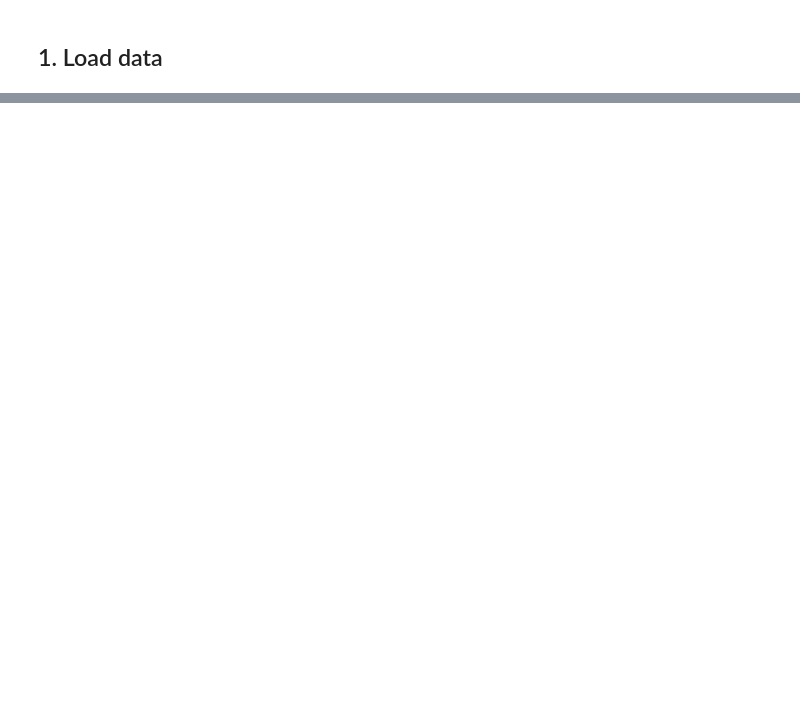
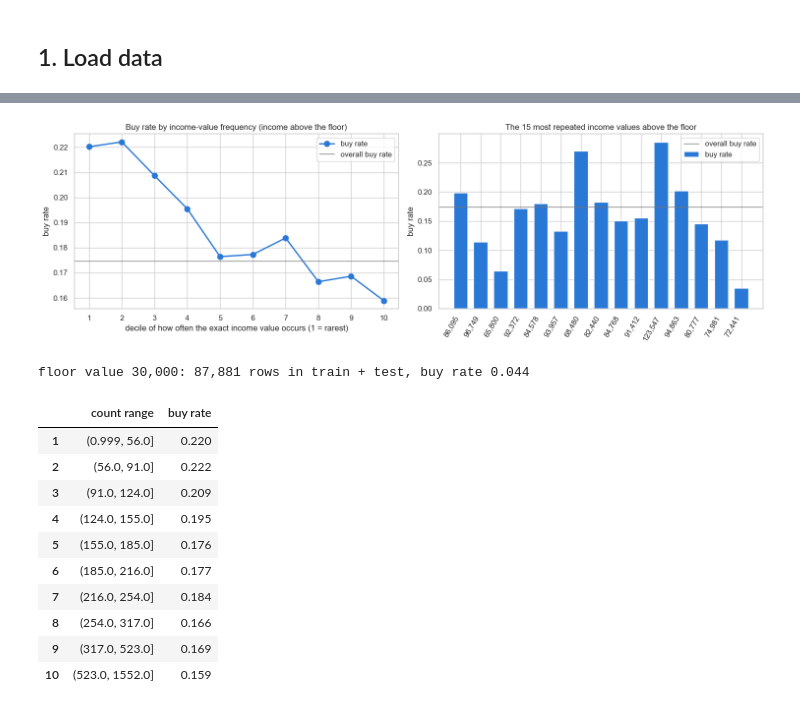
Before and after one commit to kphotchara/Predicting-Electric-Vehicle-Purchases, a Jupyter notebook: model.ipynb, the cells around one changed output, grey strips where cells are left out. Cells and saved outputs as stored; diff of their text form; code cells hidden in the pictures; blank space fills up the shorter version.

```diff
--- a/model.ipynb
+++ b/model.ipynb
@@ -646,0 +677,53 @@ the same budget, and (out of scope here) blending the three boosters.
+# %%
+INCOME_COUNTS = pd.concat([train["Annual_Income_USD"], test["Annual_Income_USD"]]).value_counts()
+
+income = pd.DataFrame(
+    {"income": train["Annual_Income_USD"], "count": train["Annual_Income_USD"].map(INCOME_COUNTS), "bought": y}
+)
+above_floor = income[income["income"] > INCOME_FLOOR]
+by_count_decile = above_floor.groupby(
+    pd.qcut(above_floor["count"], 10, duplicates="drop"), observed=True
+)["bought"].mean()
+deciles = range(1, len(by_count_decile) + 1)
+most_repeated = (
+    above_floor.groupby("income")
+    .agg(count=("count", "first"), buy_rate=("bought", "mean"))
+    .sort_values("count", ascending=False)
+    .head(15)
+)
+
+fig, axes = plt.subplots(1, 2, figsize=(15, 4.8))
+axes[0].plot(deciles, by_count_decile.values, "o-", color=COLORS[0], lw=2, markersize=8, label="buy rate")
+axes[0].axhline(y.mean(), color="0.45", lw=1, label="overall buy rate")
+axes[0].set_xticks(deciles)
+axes[0].set_xlabel("decile of how often the exact income value occurs (1 = rarest)")
+axes[0].set_ylabel("buy rate")
+axes[0].set_title("Buy rate by income-value frequency (income above the floor)")
+axes[0].legend()
+
+axes[1].bar(range(len(most_repeated)), most_repeated["buy_rate"], color=COLORS[0], width=0.7, label="buy rate")
+axes[1].axhline(y.mean(), color="0.45", lw=1, label="overall buy rate")
+axes[1].set_xticks(range(len(most_repeated)), [f"{v:,.0f}" for v in most_repeated.index], rotation=60, ha="right")
+axes[1].set_ylabel("buy rate")
+axes[1].set_title("The 15 most repeated income values above the floor")
+axes[1].legend()
+plt.tight_layout()
+plt.show()
+
+print(f"floor value {INCOME_FLOOR:,.0f}: {INCOME_COUNTS[INCOME_FLOOR]:,} rows in train + test, "
+      f"buy rate {income.loc[income['income'] == INCOME_FLOOR, 'bought'].mean():.3f}")
+pd.DataFrame({"count range": by_count_decile.index.astype(str), "buy rate": by_count_decile.values.round(3)}, index=deciles)
+# %% [output]
+[figure, added]
+floor value 30,000: 87,881 rows in train + test, buy rate 0.044
+|  | count range | buy rate |
+| 1 | (0.999, 56.0] | 0.220 |
+| 2 | (56.0, 91.0] | 0.222 |
+| 3 | (91.0, 124.0] | 0.209 |
+| 4 | (124.0, 155.0] | 0.195 |
+| 5 | (155.0, 185.0] | 0.176 |
+| 6 | (185.0, 216.0] | 0.177 |
+| 7 | (216.0, 254.0] | 0.184 |
+| 8 | (254.0, 317.0] | 0.166 |
+| 9 | (317.0, 523.0] | 0.169 |
+| 10 | (523.0, 1552.0] | 0.159 |
```
Also changed, not shown: parts of 95 cells of this notebook.
